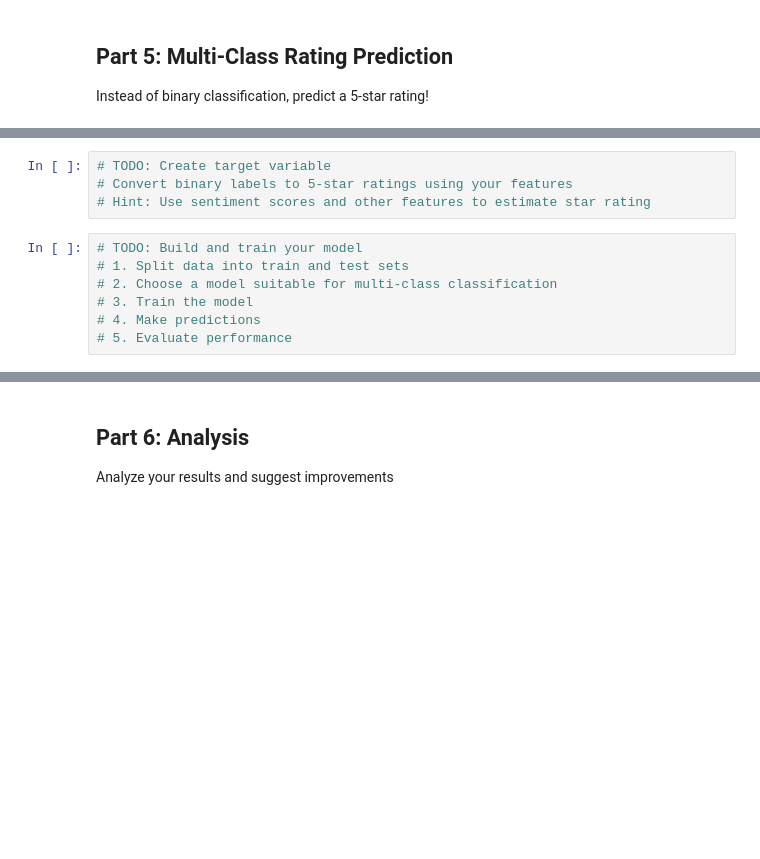
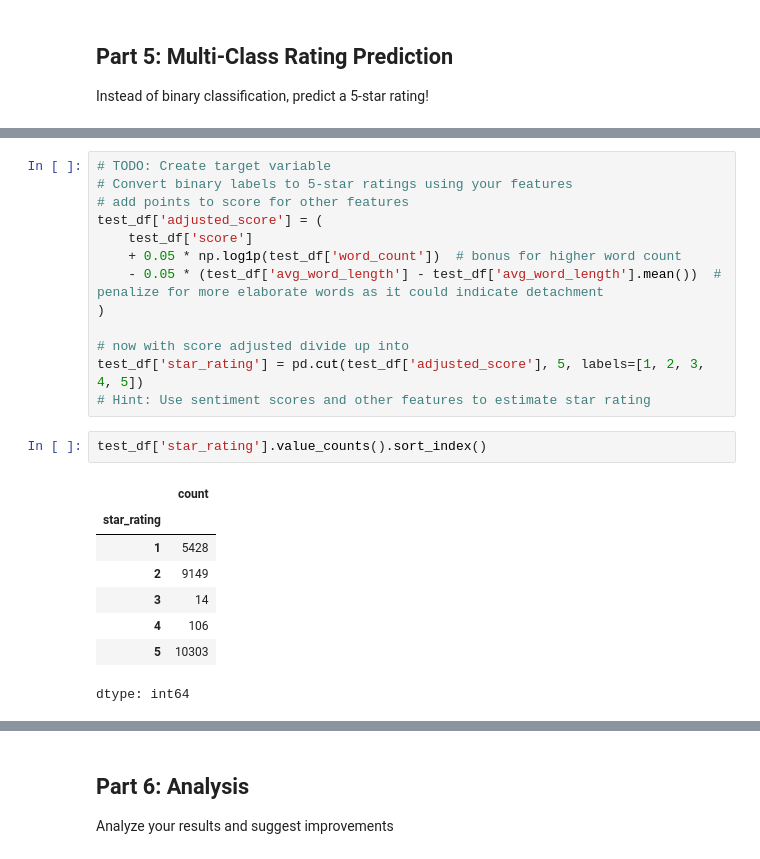
Before and after one commit to kiah-ucsd/DSE200, a Jupyter notebook: homework4.ipynb, the cells around one changed output, grey strips where cells are left out. Saved outputs shown, nothing was run; the diff lists cells and outputs as text; blank space fills up the shorter version.

```diff
--- a/homework4.ipynb
+++ b/homework4.ipynb
@@ -220,11 +245,24 @@ Instead of binary classification, predict a 5-star rating!
 # %%
 # TODO: Create target variable
 # Convert binary labels to 5-star ratings using your features
+# add points to score for other features
+test_df['adjusted_score'] = (
+    test_df['score']
+    + 0.05 * np.log1p(test_df['word_count'])  # bonus for higher word count
+    - 0.05 * (test_df['avg_word_length'] - test_df['avg_word_length'].mean())  # penalize for more elaborate words as it could indicate detachment
+)
+
+# now with score adjusted divide up into
+test_df['star_rating'] = pd.cut(test_df['adjusted_score'], 5, labels=[1, 2, 3, 4, 5])
 # Hint: Use sentiment scores and other features to estimate star rating
-# %%
-# TODO: Build and train your model
-# 1. Split data into train and test sets
-# 2. Choose a model suitable for multi-class classification
-# 3. Train the model
-# 4. Make predictions
-# 5. Evaluate performance
+# %%
+test_df['star_rating'].value_counts().sort_index()
+# %% [output]
+|  | count |
+| star_rating |  |
+| 1 | 5428 |
+| 2 | 9149 |
+| 3 | 14 |
+| 4 | 106 |
+| 5 | 10303 |
+dtype: int64
```
Also changed, not shown: parts of 14 cells of this notebook.
